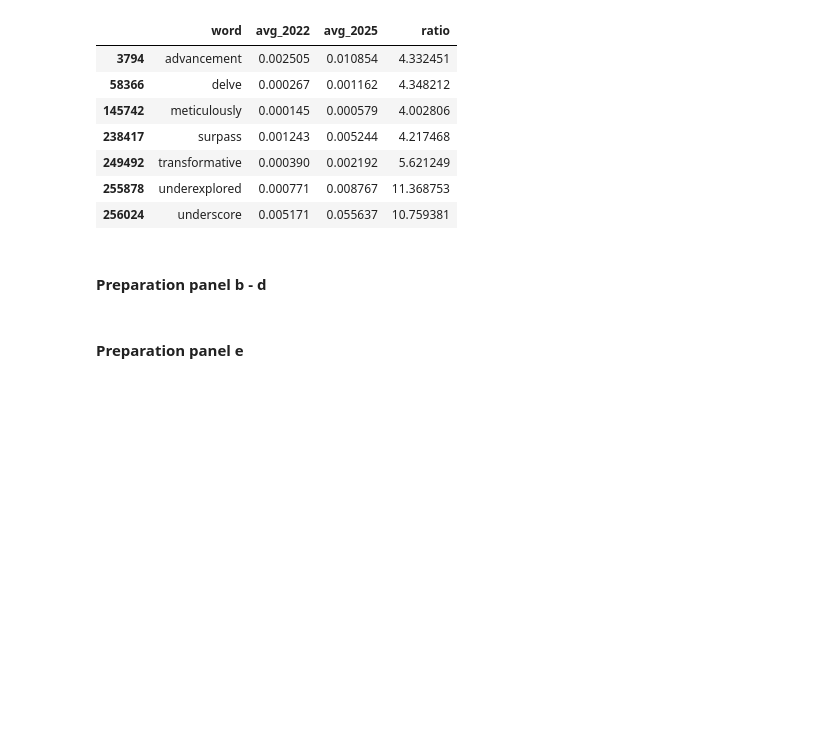
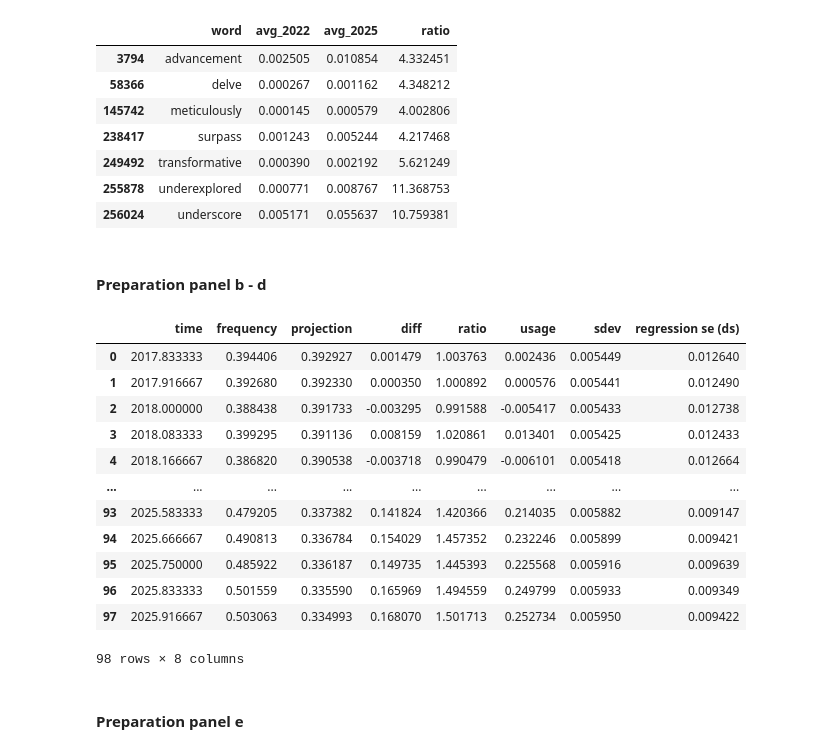
Before and after one commit to LenaHolzwarth/llms_in_academia, a Jupyter notebook: scripts/paper_figures/Fig1.ipynb, the cells around one changed output. Drawn from its saved outputs; the diff is of its cells as text; code cells hidden in the pictures; blank space fills up the shorter version.

```diff
--- a/scripts/paper_figures/Fig1.ipynb
+++ b/scripts/paper_figures/Fig1.ipynb
@@ -140,6 +140,22 @@ proj_dict = {}
 for w in selection:
     freqs_df_word = freqs_df[freqs_df["index"] == w].drop(["index"], axis=1)
     proj_dict[w] = proj_single_word(freqs_df_word, totals_m)
+# %%
+proj_dict["these"]
+# %% [output]
+|  | time | frequency | projection | diff | ratio | usage | sdev | regression se (ds) |
+| 0 | 2017.833333 | 0.394406 | 0.392927 | 0.001479 | 1.003763 | 0.002436 | 0.005449 | 0.012640 |
+| 1 | 2017.916667 | 0.392680 | 0.392330 | 0.000350 | 1.000892 | 0.000576 | 0.005441 | 0.012490 |
+| 2 | 2018.000000 | 0.388438 | 0.391733 | -0.003295 | 0.991588 | -0.005417 | 0.005433 | 0.012738 |
+| 3 | 2018.083333 | 0.399295 | 0.391136 | 0.008159 | 1.020861 | 0.013401 | 0.005425 | 0.012433 |
+| 4 | 2018.166667 | 0.386820 | 0.390538 | -0.003718 | 0.990479 | -0.006101 | 0.005418 | 0.012664 |
+| ... | ... | ... | ... | ... | ... | ... | ... | ... |
+| 93 | 2025.583333 | 0.479205 | 0.337382 | 0.141824 | 1.420366 | 0.214035 | 0.005882 | 0.009147 |
+| 94 | 2025.666667 | 0.490813 | 0.336784 | 0.154029 | 1.457352 | 0.232246 | 0.005899 | 0.009421 |
+| 95 | 2025.750000 | 0.485922 | 0.336187 | 0.149735 | 1.445393 | 0.225568 | 0.005916 | 0.009639 |
+| 96 | 2025.833333 | 0.501559 | 0.335590 | 0.165969 | 1.494559 | 0.249799 | 0.005933 | 0.009349 |
+| 97 | 2025.916667 | 0.503063 | 0.334993 | 0.168070 | 1.501713 | 0.252734 | 0.005950 | 0.009422 |
+98 rows × 8 columns
 # %% [markdown]
 #### Preparation panel e
 # %%
```
Also changed, not shown: parts of 2 cells of this notebook, 4 other files.
